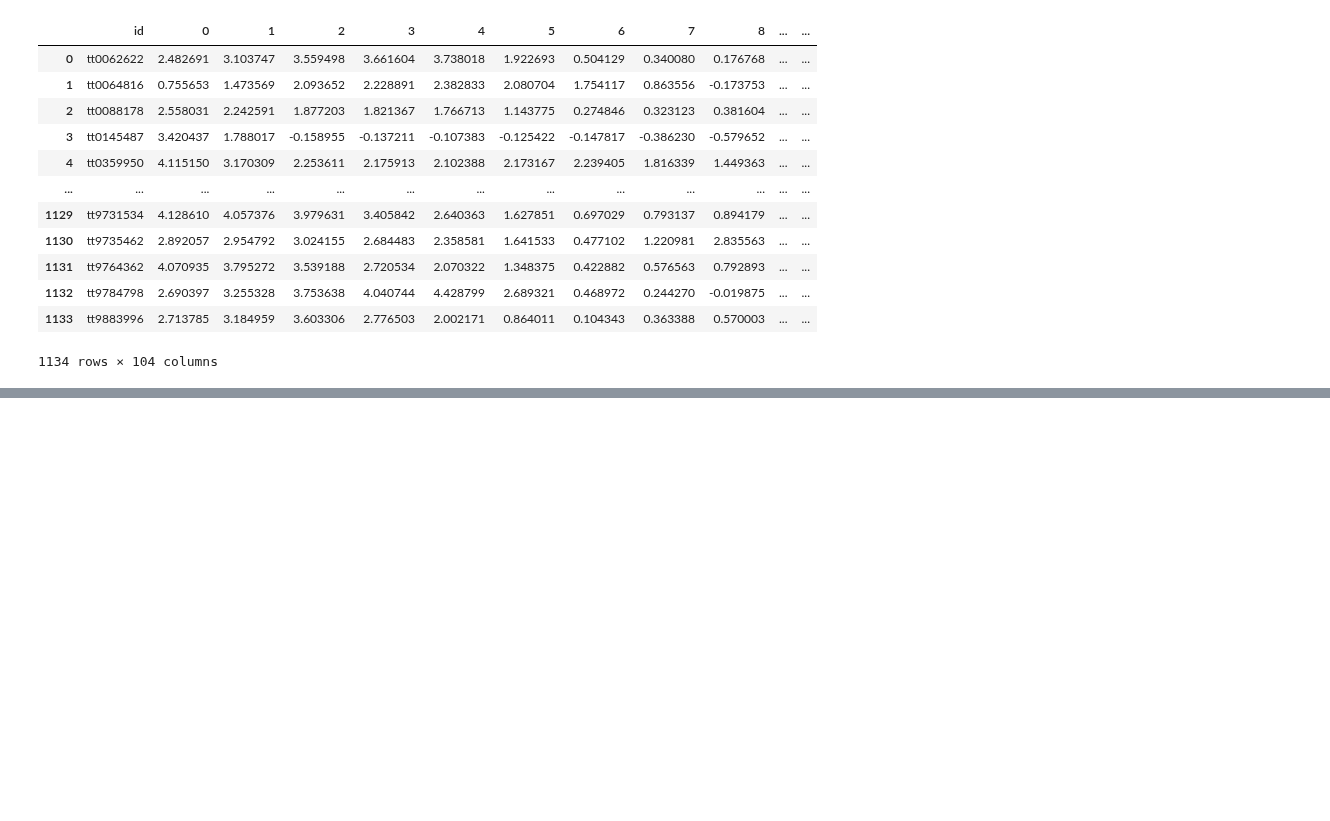
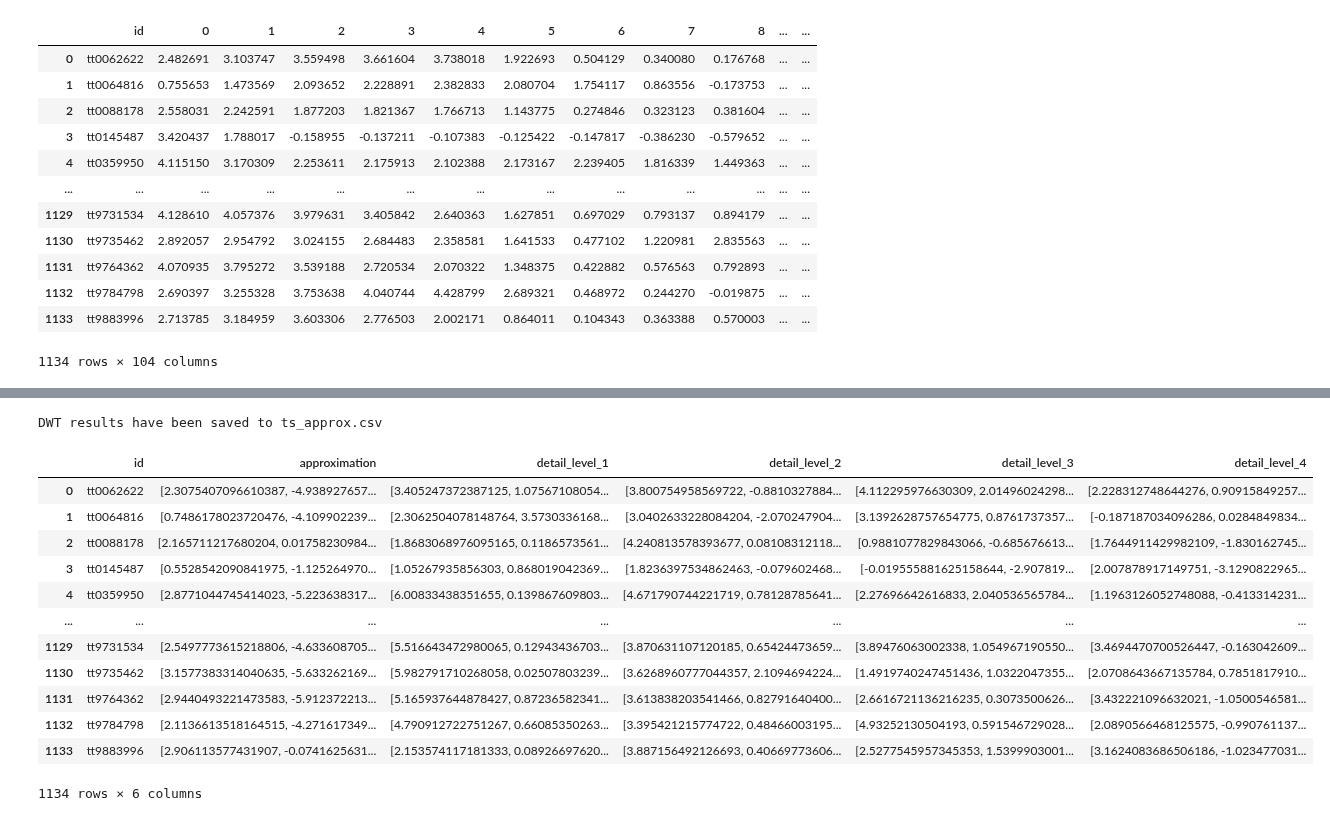
Before and after one commit to luigiascio/Data-Mining-2, a Jupyter notebook: TS_prep.ipynb, the cells around one changed output, grey strips where cells are left out. Saved outputs shown, nothing was run; the diff lists cells and outputs as text; code cells hidden in the pictures; blank space fills up the shorter version.

```diff
--- a/TS_prep.ipynb
+++ b/TS_prep.ipynb
@@ -521,0 +554,51 @@ ts_transformed
+# %%
+import pandas as pd
+import pywt
+
+# Select only the columns representing the time series (0 to 15)
+time_series_columns = [str(i) for i in range(100)]
+time_series_df = ts_transformed[time_series_columns]
+
+# Apply DWT to each time series
+dwt_results = {}
+for index, row in time_series_df.iterrows():
+    coeffs = pywt.wavedec(row, 'db1')
+    dwt_results[ts_transformed['id'][index]] = coeffs
+
+# Collect DWT results in a list of dictionaries
+dwt_data = []
+for movie_id, coeffs in dwt_results.items():
+    dwt_data.append({
+        'id': movie_id,
+        'approximation': coeffs[0],
+        'detail_level_1': coeffs[1],
+        'detail_level_2': coeffs[2] if len(coeffs) > 2 else None,
+        'detail_level_3': coeffs[3] if len(coeffs) > 3 else None,
+        'detail_level_4': coeffs[4] if len(coeffs) > 4 else None
+    })
+
+# Create the DataFrame from the list of dictionaries
+dwt_df = pd.DataFrame(dwt_data)
+
+# Save the DWT results to a CSV file
+dwt_df.to_csv('ts_approx.csv', index=False)
+
+print("DWT results have been saved to ts_approx.csv")
+# %% [output]
+DWT results have been saved to ts_approx.csv
+# %%
+dwt_df
+# %% [output]
+|  | id | approximation | detail_level_1 | detail_level_2 | detail_level_3 | detail_level_4 |
+| 0 | tt0062622 | [2.3075407096610387, -4.938927657... | [3.405247372387125, 1.07567108054... | [3.800754958569722, -0.8810327884... | [4.112295976630309, 2.01496024298... | [2.228312748644276, 0.90915849257... |
+| 1 | tt0064816 | [0.7486178023720476, -4.109902239... | [2.3062504078148764, 3.5730336168... | [3.0402633228084204, -2.070247904... | [3.1392628757654775, 0.8761737357... | [-0.187187034096286, 0.0284849834... |
+| 2 | tt0088178 | [2.165711217680204, 0.01758230984... | [1.8683068976095165, 0.1186573561... | [4.240813578393677, 0.08108312118... | [0.9881077829843066, -0.685676613... | [1.7644911429982109, -1.830162745... |
+| 3 | tt0145487 | [0.5528542090841975, -1.125264970... | [1.05267935856303, 0.868019042369... | [1.8236397534862463, -0.079602468... | [-0.019555881625158644, -2.907819... | [2.007878917149751, -3.1290822965... |
+| 4 | tt0359950 | [2.8771044745414023, -5.223638317... | [6.00833438351655, 0.139867609803... | [4.671790744221719, 0.78128785641... | [2.27696642616833, 2.040536565784... | [1.1963126052748088, -0.413314231... |
+| ... | ... | ... | ... | ... | ... | ... |
+| 1129 | tt9731534 | [2.5497773615218806, -4.633608705... | [5.516643472980065, 0.12943436703... | [3.870631107120185, 0.65424473659... | [3.89476063002338, 1.054967190550... | [3.4694470700526447, -0.163042609... |
+| 1130 | tt9735462 | [3.1577383314040635, -5.633262169... | [5.982791710268058, 0.02507803239... | [3.6268960777044357, 2.1094694224... | [1.4919740247451436, 1.0322047355... | [2.0708643667135784, 0.7851817910... |
+| 1131 | tt9764362 | [2.9440493221473583, -5.912372213... | [5.165937644878427, 0.87236582341... | [3.613838203541466, 0.82791640400... | [2.6616721136216235, 0.3073500626... | [3.432221096632021, -1.0500546581... |
+| 1132 | tt9784798 | [2.1136613518164515, -4.271617349... | [4.790912722751267, 0.66085350263... | [3.395421215774722, 0.48466003195... | [4.93252130504193, 0.591546729028... | [2.0890566468125575, -0.990761137... |
+| 1133 | tt9883996 | [2.906113577431907, -0.0741625631... | [2.153574117181333, 0.08926697620... | [3.887156492126693, 0.40669773606... | [2.5277545957345353, 1.5399903001... | [3.1624083686506186, -1.023477031... |
+1134 rows × 6 columns
```
Also changed, not shown: parts of 5 cells of this notebook, 2 other files.
